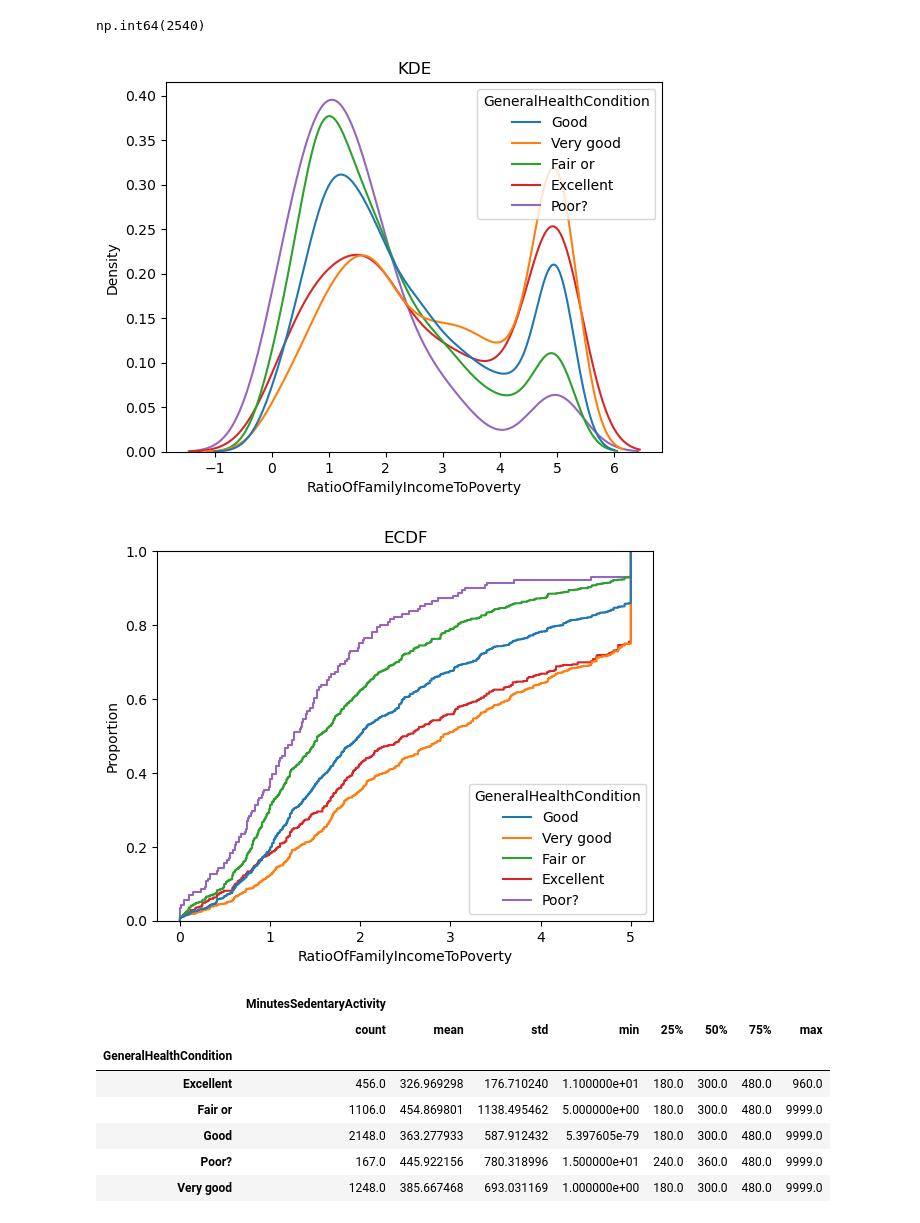
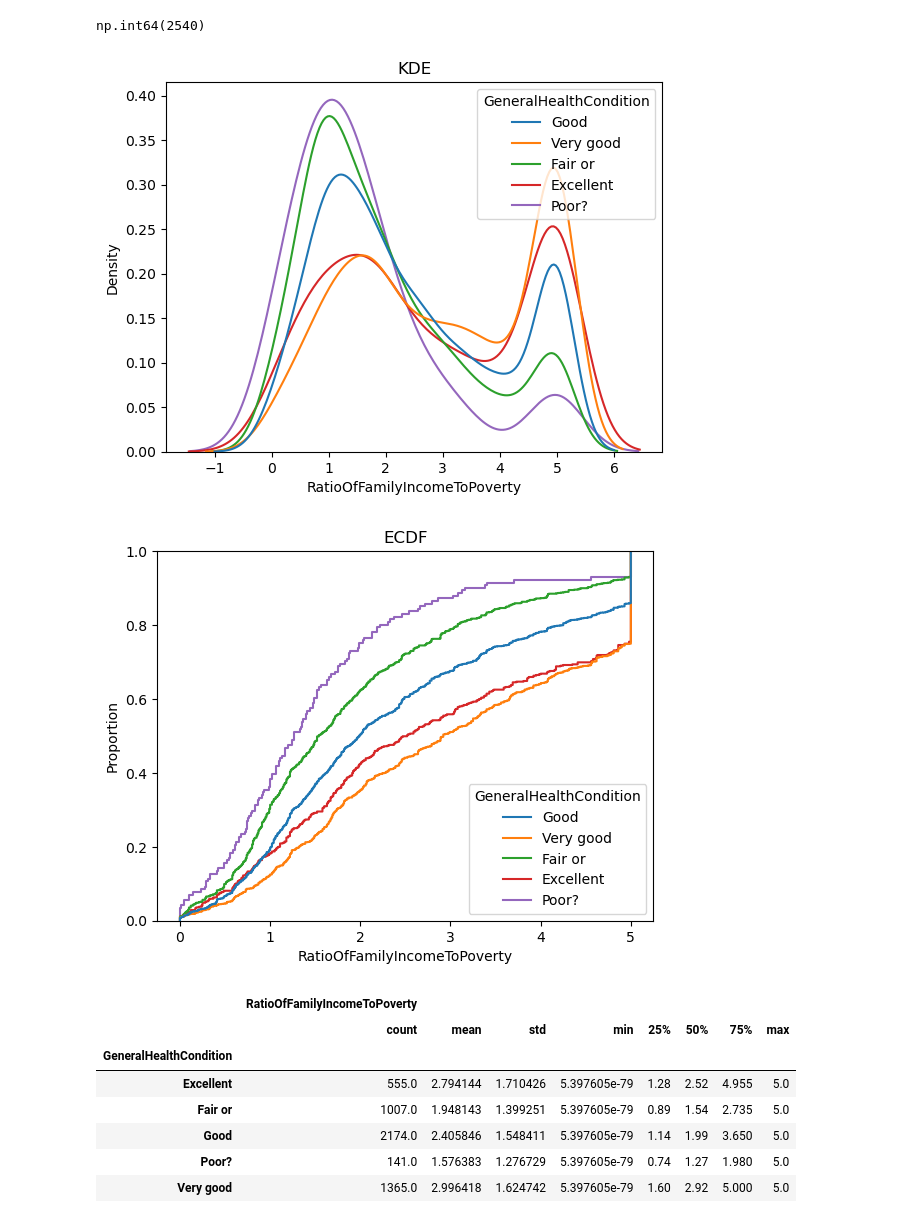
Before and after one commit to yani-iben/understanding_uncertainty_assignment3, a Jupyter notebook: understanding_uncertainty3.ipynb, the cells around one changed output. Cells and saved outputs as stored; diff of their text form; code cells hidden in the pictures.

```diff
--- a/understanding_uncertainty3.ipynb
+++ b/understanding_uncertainty3.ipynb
@@ -160,18 +164,18 @@ np.int64(2540)
 # %%
 conditioner = 'GeneralHealthCondition'
 sns.kdeplot( data=nhahes, x='RatioOfFamilyIncomeToPoverty', hue=conditioner, common_norm=False ).set(title='KDE')
 plt.show()
 sns.ecdfplot( data=nhahes, x='RatioOfFamilyIncomeToPoverty', hue=conditioner).set(title='ECDF')
 plt.show()
-nhahes.loc[:,['MinutesSedentaryActivity', conditioner]].groupby(conditioner).describe()
+nhahes.loc[:,['RatioOfFamilyIncomeToPoverty', conditioner]].groupby(conditioner).describe()
 # %% [output]
 [figure]
 [figure]
-|  | MinutesSedentaryActivity |  |  |  |  |  |  |  |
+|  | RatioOfFamilyIncomeToPoverty |  |  |  |  |  |  |  |
 |  | count | mean | std | min | 25% | 50% | 75% | max |
 | GeneralHealthCondition |  |  |  |  |  |  |  |  |
-| Excellent | 456.0 | 326.969298 | 176.710240 | 1.100000e+01 | 180.0 | 300.0 | 480.0 | 960.0 |
-| Fair or | 1106.0 | 454.869801 | 1138.495462 | 5.000000e+00 | 180.0 | 300.0 | 480.0 | 9999.0 |
-| Good | 2148.0 | 363.277933 | 587.912432 | 5.397605e-79 | 180.0 | 300.0 | 480.0 | 9999.0 |
-| Poor? | 167.0 | 445.922156 | 780.318996 | 1.500000e+01 | 240.0 | 360.0 | 480.0 | 9999.0 |
-| Very good | 1248.0 | 385.667468 | 693.031169 | 1.000000e+00 | 180.0 | 300.0 | 480.0 | 9999.0 |
+| Excellent | 555.0 | 2.794144 | 1.710426 | 5.397605e-79 | 1.28 | 2.52 | 4.955 | 5.0 |
+| Fair or | 1007.0 | 1.948143 | 1.399251 | 5.397605e-79 | 0.89 | 1.54 | 2.735 | 5.0 |
+| Good | 2174.0 | 2.405846 | 1.548411 | 5.397605e-79 | 1.14 | 1.99 | 3.650 | 5.0 |
+| Poor? | 141.0 | 1.576383 | 1.276729 | 5.397605e-79 | 0.74 | 1.27 | 1.980 | 5.0 |
+| Very good | 1365.0 | 2.996418 | 1.624742 | 5.397605e-79 | 1.60 | 2.92 | 5.000 | 5.0 |
```
Also changed, not shown: parts of 16 cells of this notebook, 2 other files.
